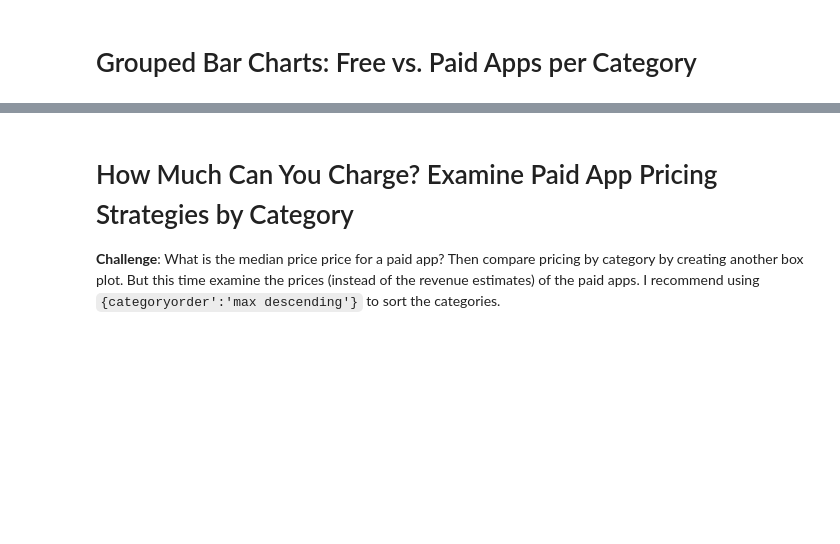
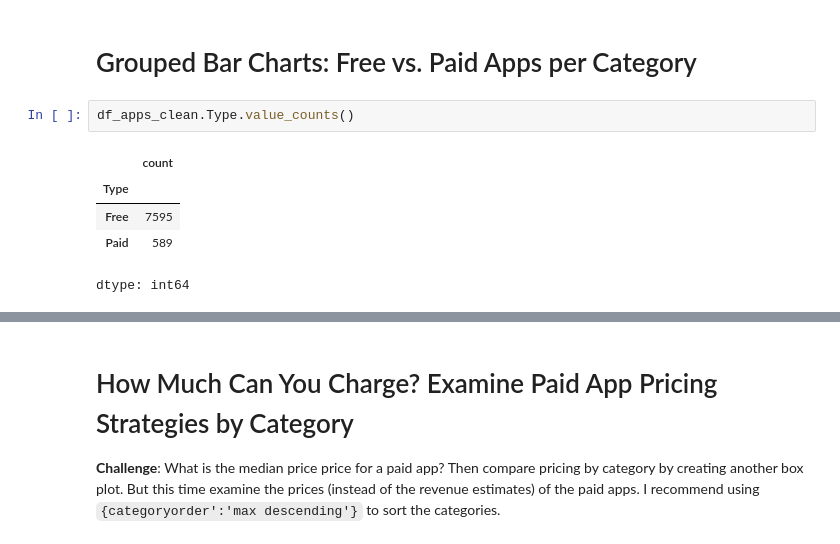
Before and after one commit to yanliu1111/python-tutorial, a Jupyter notebook: 100days/Data(day72-day82)/day76_plotly_charts_analysing_Andriord_app.ipynb, the cells around one changed output, grey strips where cells are left out. Cells and saved outputs as stored; diff of their text form; blank space fills up the shorter version.

```diff
--- a/100days/Data(day72-day82)/day76_plotly_charts_analysing_Andriord_app.ipynb
+++ b/100days/Data(day72-day82)/day76_plotly_charts_analysing_Andriord_app.ipynb
@@ -453,2 +488,10 @@ Try experimenting with the built in colour scales in Plotly. You can find a full
 # %% [markdown]
 # Grouped Bar Charts: Free vs. Paid Apps per Category
+# %%
+df_apps_clean.Type.value_counts()
+# %% [output]
+|  | count |
+| Type |  |
+| Free | 7595 |
+| Paid | 589 |
+dtype: int64
```
Also changed, not shown: parts of 14 cells of this notebook.
